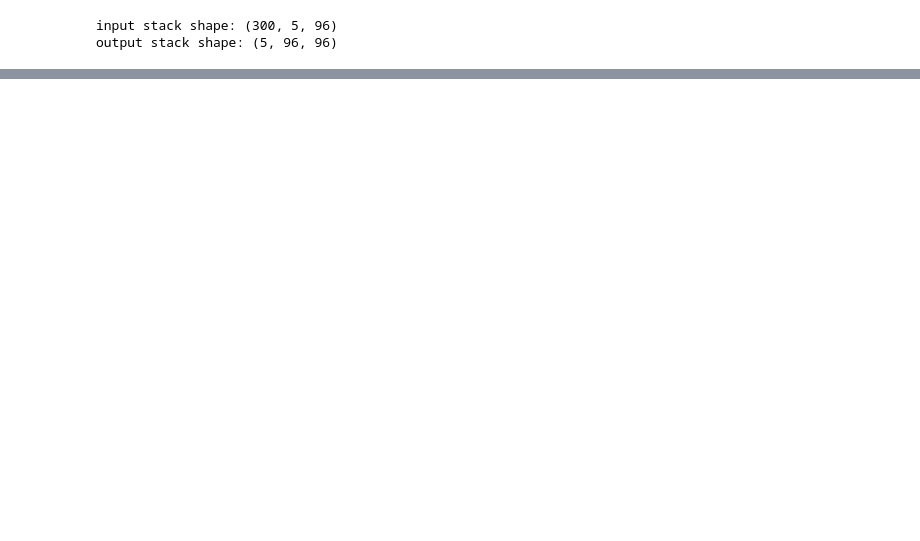
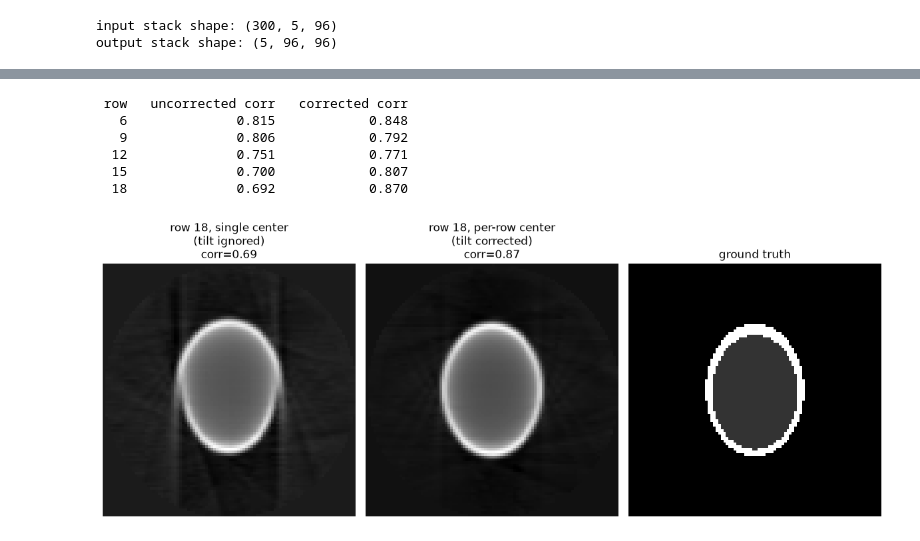
Before and after one commit to HZB-tomo/Universal-Reconstructions, a Jupyter notebook: doc/demo/04_reconstruction.ipynb, the cells around one changed output, grey strips where cells are left out. Cells and saved outputs as stored; diff of their text form; code cells hidden in the pictures; blank space fills up the shorter version.

```diff
--- a/doc/demo/04_reconstruction.ipynb
+++ b/doc/demo/04_reconstruction.ipynb
@@ -156,0 +241,38 @@ Every slice lands in roughly the same correlation range -- consistent, not a flu
+# %%
+tilt_rows = [6, 9, 12, 15, 18]
+tilt_stack = tilt_normalized[:, tilt_rows, :]
+
+per_row_centers = centers_for_rows(tilt_result.tilt_deg, center_at_middle, reference_row=tilt_middle_row, rows=tilt_rows)
+
+images_uncorrected = reconstruct(tilt_stack, tilt_phantom.angles, center=center_at_middle, geometry=geometry, backend="algotom_fbp")
+images_corrected = reconstruct(tilt_stack, tilt_phantom.angles, center=per_row_centers, geometry=geometry, backend="algotom_fbp")
+
+print(f"{'row':>4}  {'uncorrected corr':>17}  {'corrected corr':>15}")
+for i, r in enumerate(tilt_rows):
+    c_un = corr(images_uncorrected[i], tilt_phantom.volume[r])
+    c_co = corr(images_corrected[i], tilt_phantom.volume[r])
+    print(f"{r:>4}  {c_un:>17.3f}  {c_co:>15.3f}")
+# %% [output]
+ row   uncorrected corr   corrected corr
+   6              0.815            0.848
+   9              0.806            0.792
+  12              0.751            0.771
+  15              0.700            0.807
+  18              0.692            0.870
+# %%
+farthest = int(np.argmax(np.abs(np.array(tilt_rows) - tilt_middle_row)))
+r = tilt_rows[farthest]
+
+fig, axes = plt.subplots(1, 3, figsize=(12, 4.5))
+axes[0].imshow(images_uncorrected[farthest], cmap="gray")
+axes[0].set_title(f"row {r}, single center\n(tilt ignored)\ncorr={corr(images_uncorrected[farthest], tilt_phantom.volume[r]):.2f}")
+axes[1].imshow(images_corrected[farthest], cmap="gray")
+axes[1].set_title(f"row {r}, per-row center\n(tilt corrected)\ncorr={corr(images_corrected[farthest], tilt_phantom.volume[r]):.2f}")
+axes[2].imshow(tilt_phantom.volume[r], cmap="gray")
+axes[2].set_title("ground truth")
+for ax in axes:
+    ax.axis("off")
+plt.tight_layout()
+plt.show()
+# %% [output]
+[figure, added]
```
Also changed, not shown: parts of 30 cells of this notebook, 48 other files.
